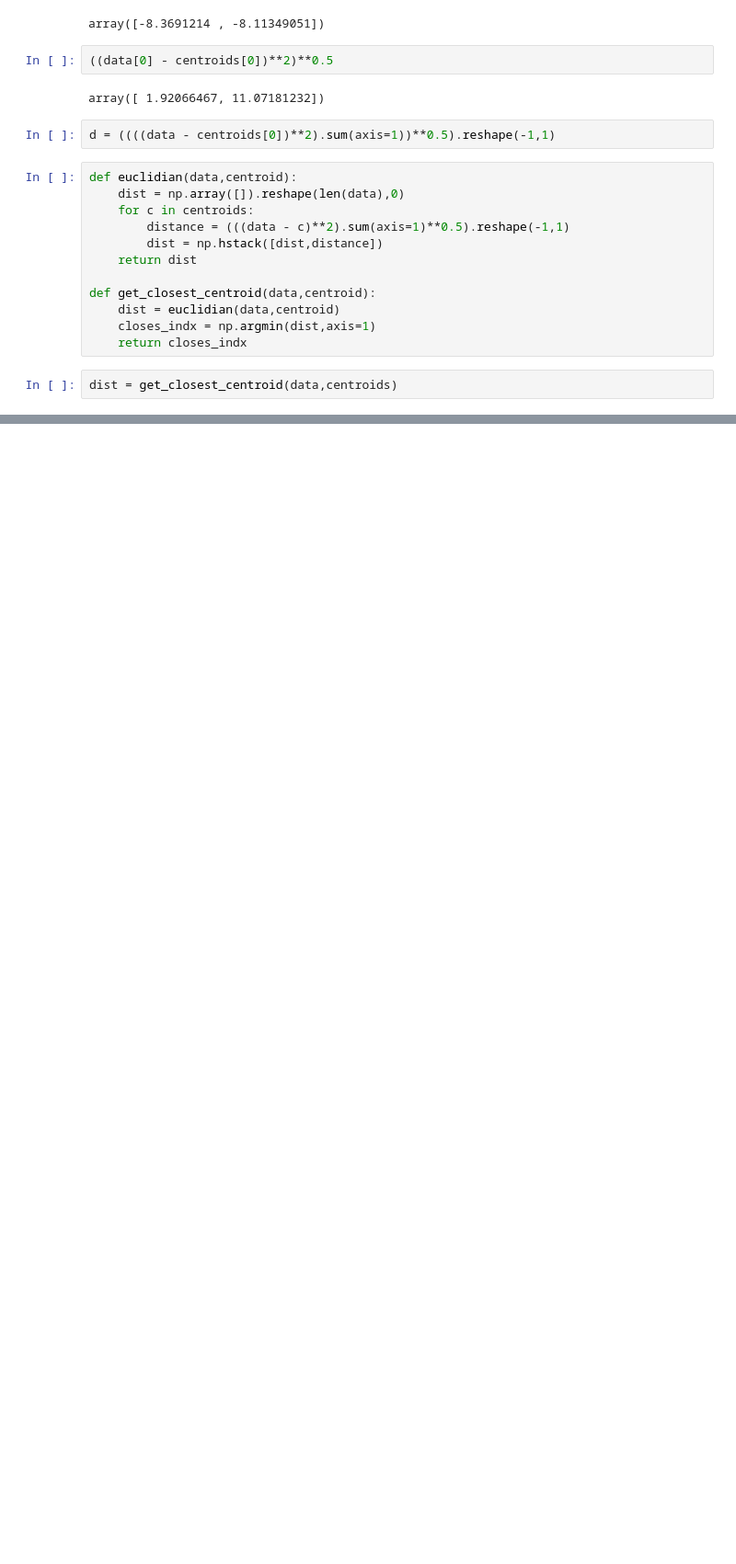
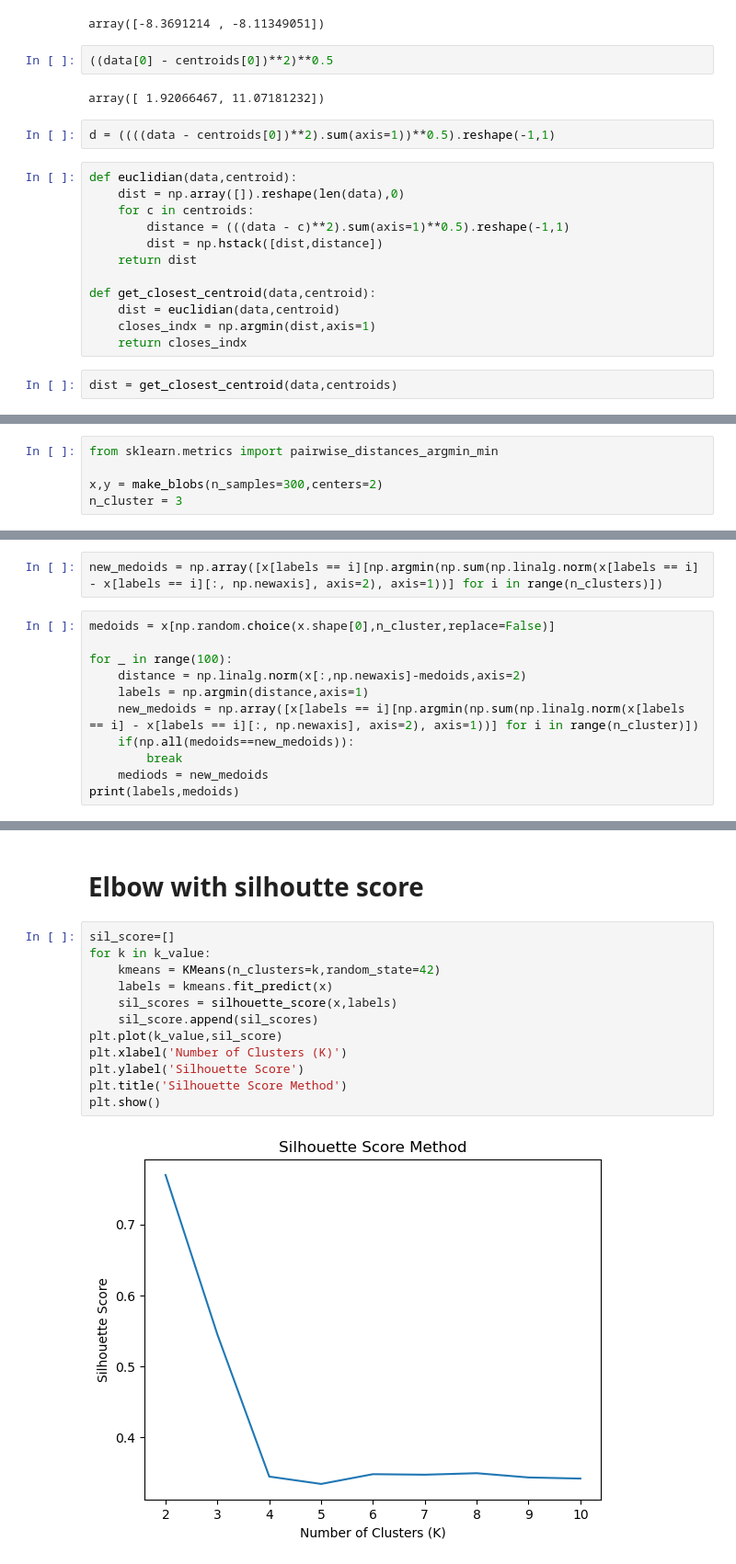
Before and after one commit to GauravDaharia20/Scaler-Projects, a Jupyter notebook: Unsupervised/Notes Backup/unsupervised.ipynb, the cells around one changed output, grey strips where cells are left out. Shown at 92% size. Drawn from its saved outputs; the diff is of its cells as text; blank space fills up the shorter version.

```diff
--- a/Unsupervised/Notes Backup/unsupervised.ipynb
+++ b/Unsupervised/Notes Backup/unsupervised.ipynb
@@ -102 +113,6 @@ for n in range(15):
 ... (3 outputs left out)
+# %%
+from sklearn.metrics import pairwise_distances_argmin_min
+
+x,y = make_blobs(n_samples=300,centers=2)
+n_cluster = 3
@@ -102,0 +196,13 @@ for n in range(15):
+# %%
+new_medoids = np.array([x[labels == i][np.argmin(np.sum(np.linalg.norm(x[labels == i] - x[labels == i][:, np.newaxis], axis=2), axis=1))] for i in range(n_clusters)])
+# %%
+medoids = x[np.random.choice(x.shape[0],n_cluster,replace=False)]
+
+for _ in range(100):
+    distance = np.linalg.norm(x[:,np.newaxis]-medoids,axis=2)
+    labels = np.argmin(distance,axis=1)
+    new_medoids = np.array([x[labels == i][np.argmin(np.sum(np.linalg.norm(x[labels == i] - x[labels == i][:, np.newaxis], axis=2), axis=1))] for i in range(n_cluster)])
+    if(np.all(medoids==new_medoids)):
+        break
+    mediods = new_medoids
+print(labels,medoids)
@@ -102,0 +244,16 @@ for n in range(15):
+# %% [markdown]
+# Elbow with silhoutte score
+# %%
+sil_score=[]
+for k in k_value:
+    kmeans = KMeans(n_clusters=k,random_state=42)
+    labels = kmeans.fit_predict(x)
+    sil_scores = silhouette_score(x,labels)
+    sil_score.append(sil_scores)
+plt.plot(k_value,sil_score)
+plt.xlabel('Number of Clusters (K)')
+plt.ylabel('Silhouette Score')
+plt.title('Silhouette Score Method')
+plt.show()
+# %% [output]
+[figure, added]
```
Also changed, not shown: parts of 17 cells of this notebook, 25 other files.
